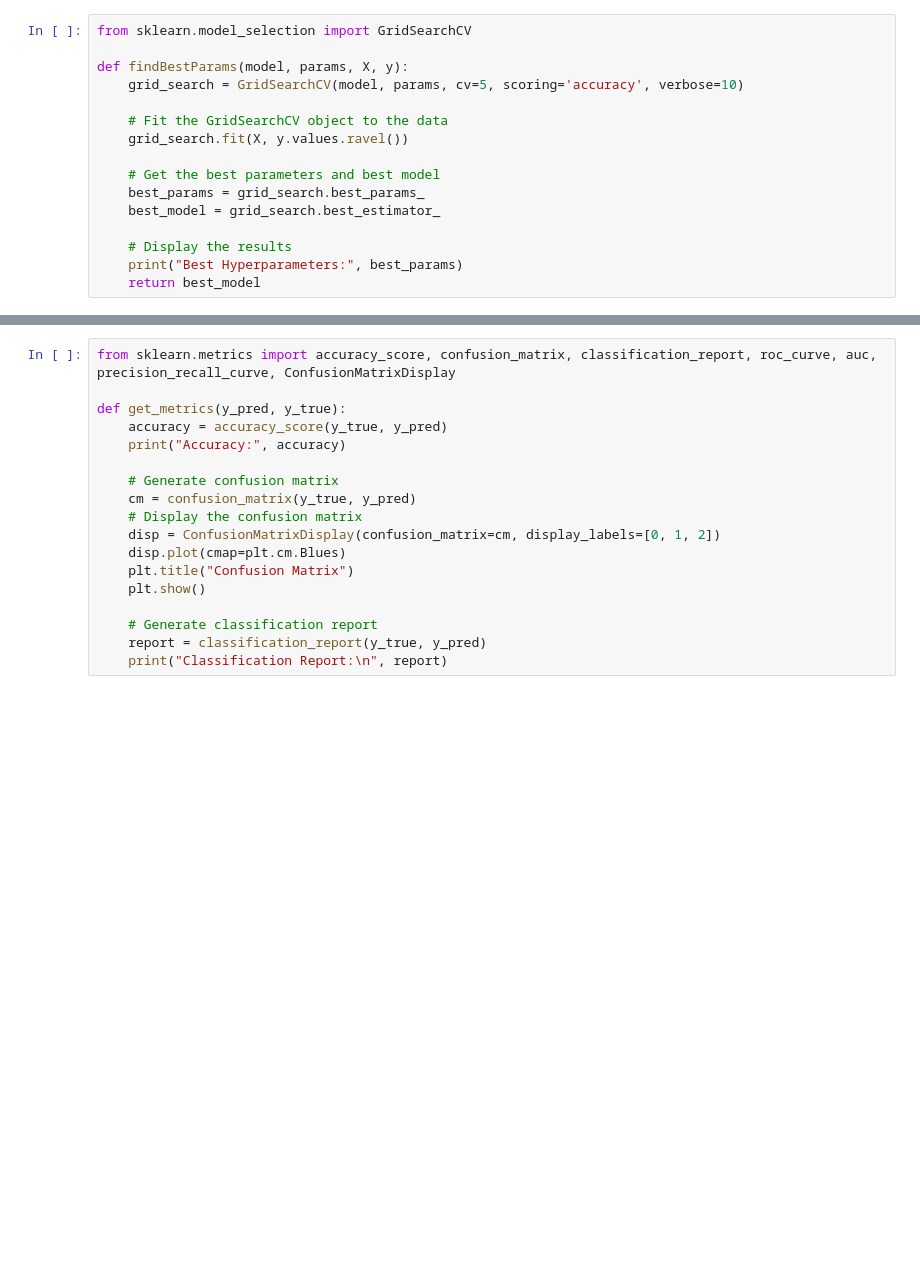
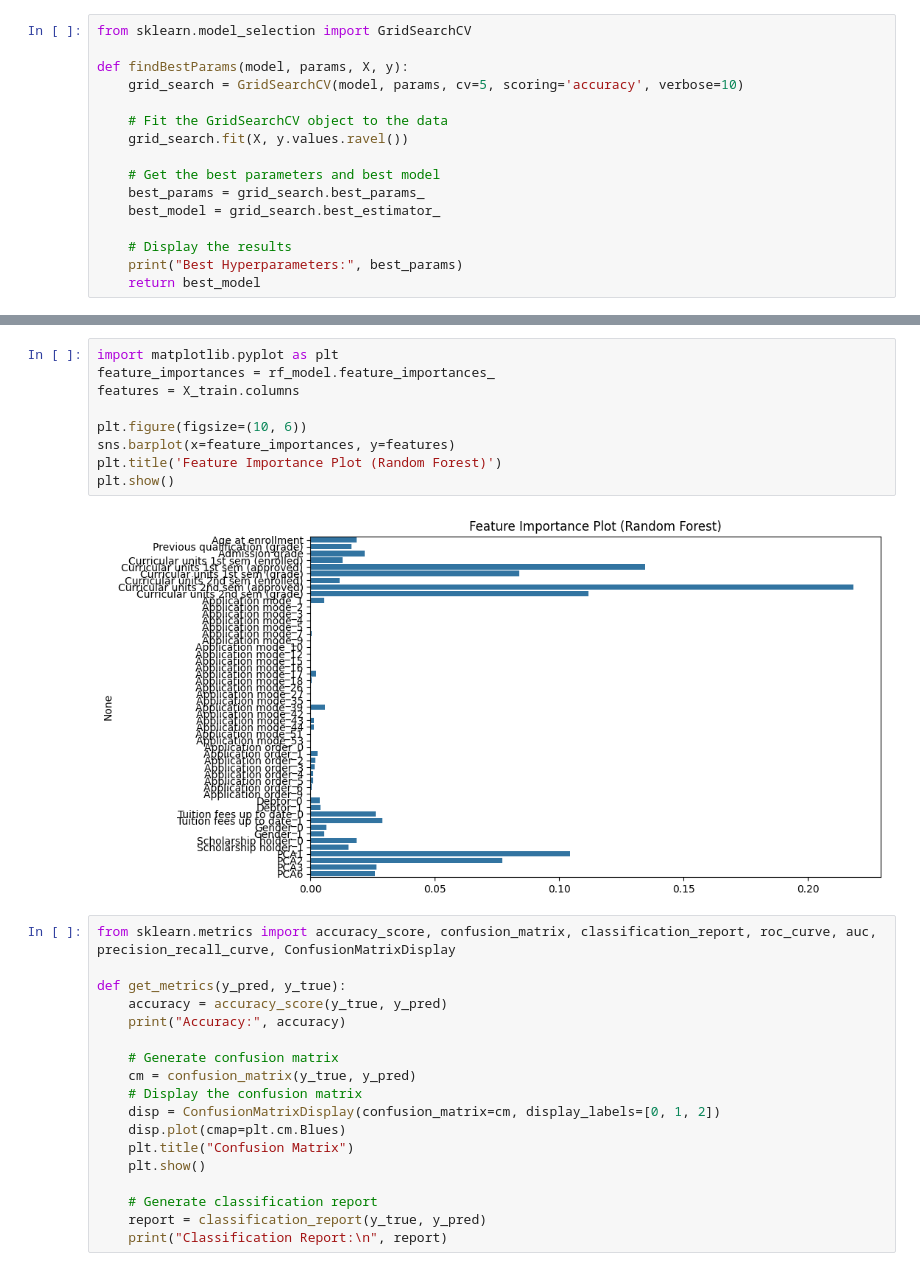
Before and after one commit to brian02oriel/python-kaggle-competitions, a Jupyter notebook: Academic_success_classification/academic-success.ipynb, the cells around one changed output, grey strips where cells are left out. Saved outputs shown, nothing was run; the diff lists cells and outputs as text; blank space fills up the shorter version.

```diff
--- a/Academic_success_classification/academic-success.ipynb
+++ b/Academic_success_classification/academic-success.ipynb
@@ -532,3 +556,14 @@ RandomForestClassifier(criterion='entropy', max_depth=25, min_samples_leaf=2,
+# %%
+import matplotlib.pyplot as plt
+feature_importances = rf_model.feature_importances_
+features = X_train.columns
+
+plt.figure(figsize=(10, 6))
+sns.barplot(x=feature_importances, y=features)
+plt.title('Feature Importance Plot (Random Forest)')
+plt.show()
+# %% [output]
+[figure, added]
 # %%
 from sklearn.metrics import accuracy_score, confusion_matrix, classification_report, roc_curve, auc, precision_recall_curve, ConfusionMatrixDisplay
 
```
Also changed, not shown: parts of 21 cells of this notebook, 3 other files.
